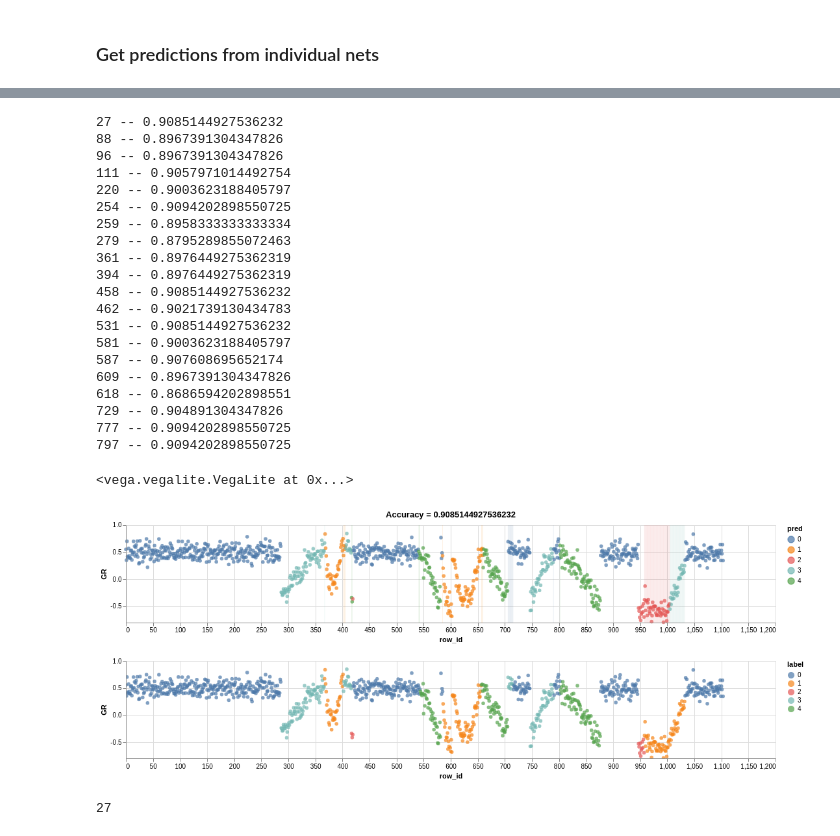
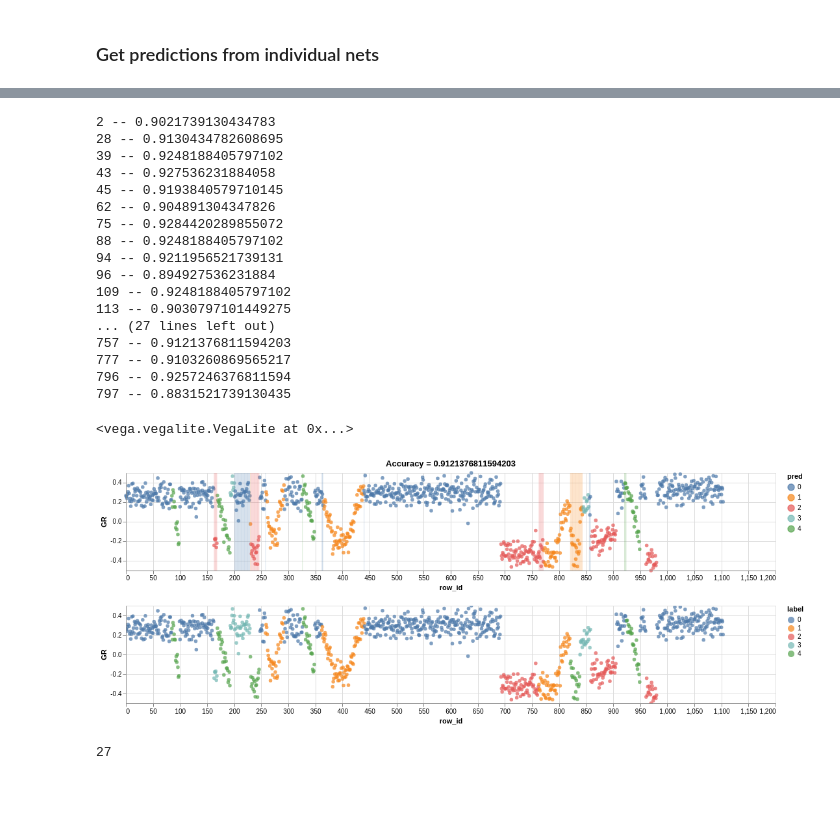
Before and after one commit to AntonBiryukovUofC/gamma_log_classification, a Jupyter notebook: eda_validation.ipynb, the cells around one changed output, grey strips where cells are left out. Cells and saved outputs as stored; diff of their text form; code cells hidden in the pictures; blank space fills up the shorter version.

```diff
--- a/eda_validation.ipynb
+++ b/eda_validation.ipynb
@@ -109,9 +109,8 @@ Performing a rescale on note..
 ### Get predictions from individual nets
 # %%
 # Run UNET predictions
-model_list = [f'./data/weights/UNET_model_{i}_.h5' for i in range(3)]
-
-pred_val_dict, pred_test = validation(GetData,model_list,folds=[0,1,2])
+model_list = ['./data/weights/LSTM_model_0_96815.h5']
+pred_val_dict, pred_test = validation(GetData,model_list,folds=[0])
 # %% [output]
 Validation started
 Doing fold 0
@@ -124,49 +125,47 @@ for well_id in range(pred_val_dict[fold].shape[0]):
     labels_pred = np.argmax(pred_val_dict[fold][well_id,:],axis=1)
     labels_true = np.argmax(pred_val_dict[f'{fold}_y_val'][well_id,:],axis=1)
     score = accuracy_score(labels_true,labels_pred)
-    if score < 0.91:
+    if score < 0.93:
         ids.append(well_id)
         print(f'{well_id} -- {score}')
 # %% [output]
-27 -- 0.9085144927536232
-88 -- 0.8967391304347826
-96 -- 0.8967391304347826
-111 -- 0.9057971014492754
-220 -- 0.9003623188405797
-254 -- 0.9094202898550725
-259 -- 0.8958333333333334
-279 -- 0.8795289855072463
-361 -- 0.8976449275362319
-394 -- 0.8976449275362319
-458 -- 0.9085144927536232
-462 -- 0.9021739130434783
-531 -- 0.9085144927536232
-581 -- 0.9003623188405797
-587 -- 0.907608695652174
-609 -- 0.8967391304347826
-618 -- 0.8686594202898551
-729 -- 0.904891304347826
-777 -- 0.9094202898550725
-797 -- 0.9094202898550725
+2 -- 0.9021739130434783
+28 -- 0.9130434782608695
+39 -- 0.9248188405797102
+43 -- 0.927536231884058
+45 -- 0.9193840579710145
+62 -- 0.904891304347826
+75 -- 0.9284420289855072
+88 -- 0.9248188405797102
+94 -- 0.9211956521739131
+96 -- 0.894927536231884
+109 -- 0.9248188405797102
+113 -- 0.9030797101449275
+... (27 lines left out)
+757 -- 0.9121376811594203
+777 -- 0.9103260869565217
+796 -- 0.9257246376811594
+797 -- 0.8831521739130435
 # %%
 import altair as alt
 from sklearn.metrics import accuracy_score
 alt.renderers.enable('notebook')
+alt.themes.enable('opaque')
 alt.data_transformers.disable_max_rows()
 well_id = np.random.choice(ids,size=1)[0]
 labels_pred = np.argmax(pred_val_dict[fold][well_id,:],axis=1)
 labels_true = np.argmax(pred_val_dict[f'{fold}_y_val'][well_id,:],axis=1)
 score = accuracy_score(labels_true,labels_pred)
 gr = pred_val_dict[f'{fold}_X_val'][well_id,:,0]
 df_sub = pd.DataFrame({'GR':gr,'pred':labels_pred,'label':labels_true,'row_id':np.arange(gr.shape[0])})
 df_rules = df_sub[df_sub['label'] != df_sub['pred']]
-rules_ch = alt.Chart(df_rules,width=1000,height=150).encode(x='row_id',color='pred:N').mark_rule(opacity=0.1)
+rules_ch = alt.Chart(df_rules,width=1000,height=150).encode(x='row_id',color='pred:N').mark_rule(opacity=0.2)
 pred_ch = alt.Chart(df_sub,width=1000,height=150,title = f'Accuracy = {score}').encode(x='row_id',y='GR',color='pred:N').mark_point(filled=True)
 truth_ch = alt.Chart(df_sub,width=1000,height=150).encode(x='row_id',y='GR',color='label:N').mark_point(filled=True)
 ( (pred_ch+rules_ch) & truth_ch.interactive()).resolve_scale(color='independent')
 # %% [output]
 <vega.vegalite.VegaLite at 0x...>
-[figure, old version]
+[figure, new version]
 # %%
 well_id
 # %% [output]
```
Also changed, not shown: parts of 3 cells of this notebook, 4 other files.
